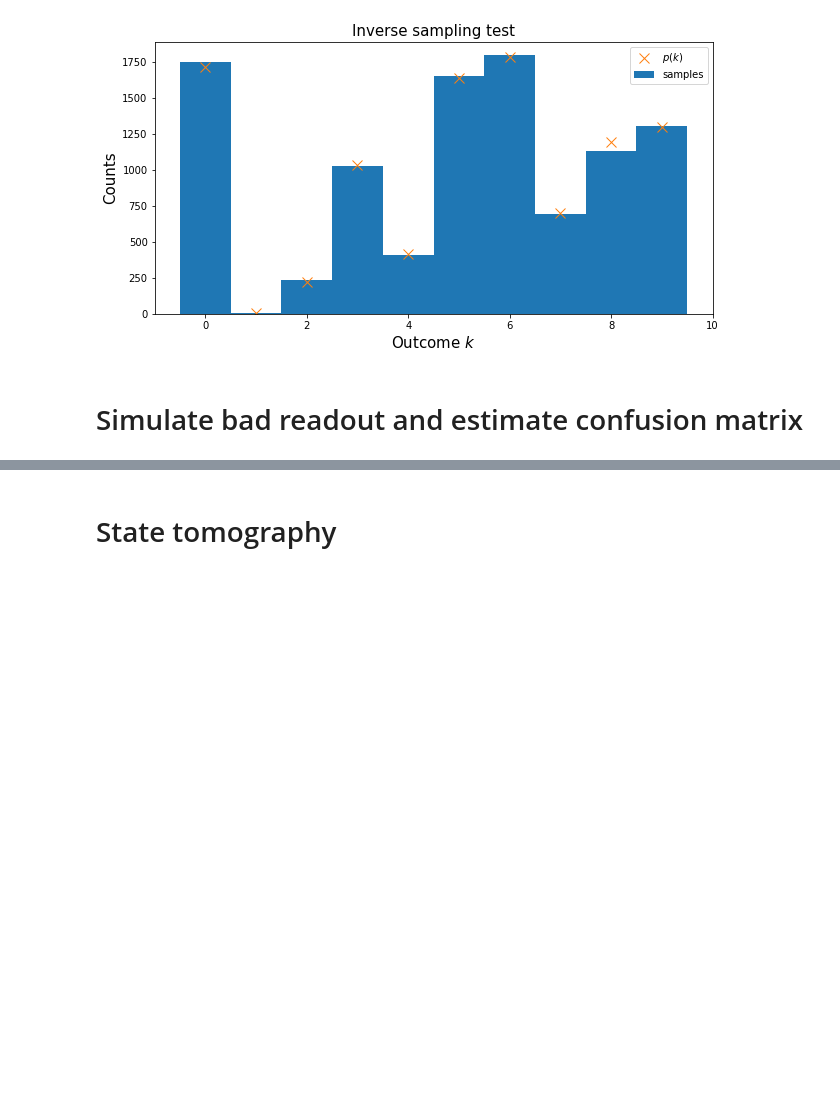
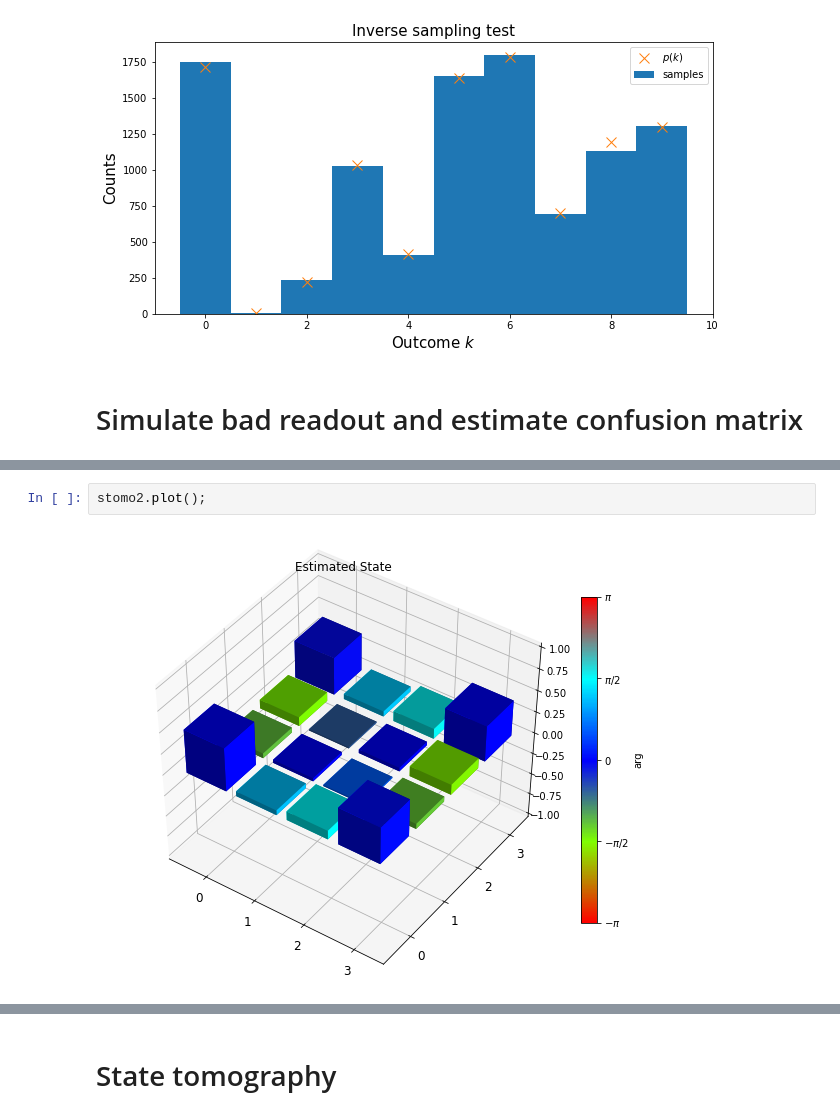
Before and after one commit to rigetti/grove, a Jupyter notebook: examples/QuantumTomography.ipynb, the cells around one changed output, grey strips where cells are left out. Cells and saved outputs as stored; diff of their text form; blank space fills up the shorter version.

```diff
--- a/examples/QuantumTomography.ipynb
+++ b/examples/QuantumTomography.ipynb
@@ -56,0 +216,4 @@ array([[ 0.8935,  0.1495],
+# %%
+stomo2.plot();
+# %% [output]
+[figure, added]
```
Also changed, not shown: parts of 42 cells of this notebook, 4 other files.
